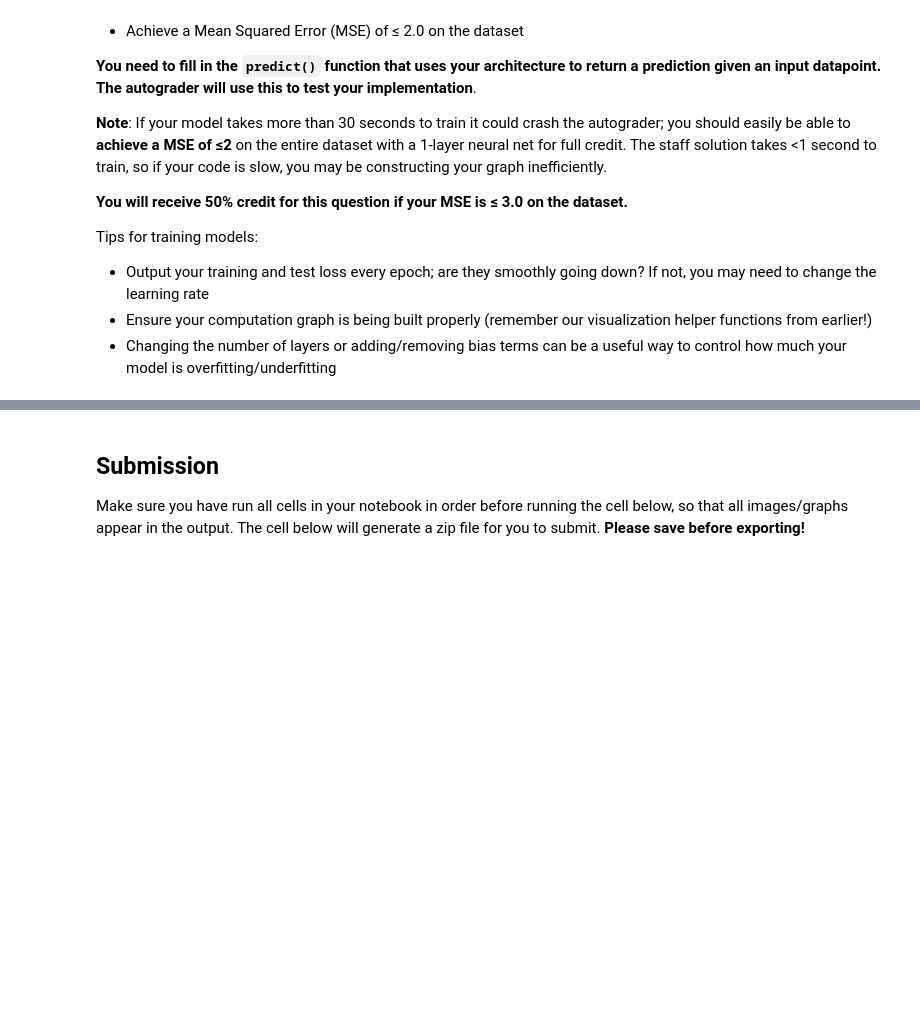
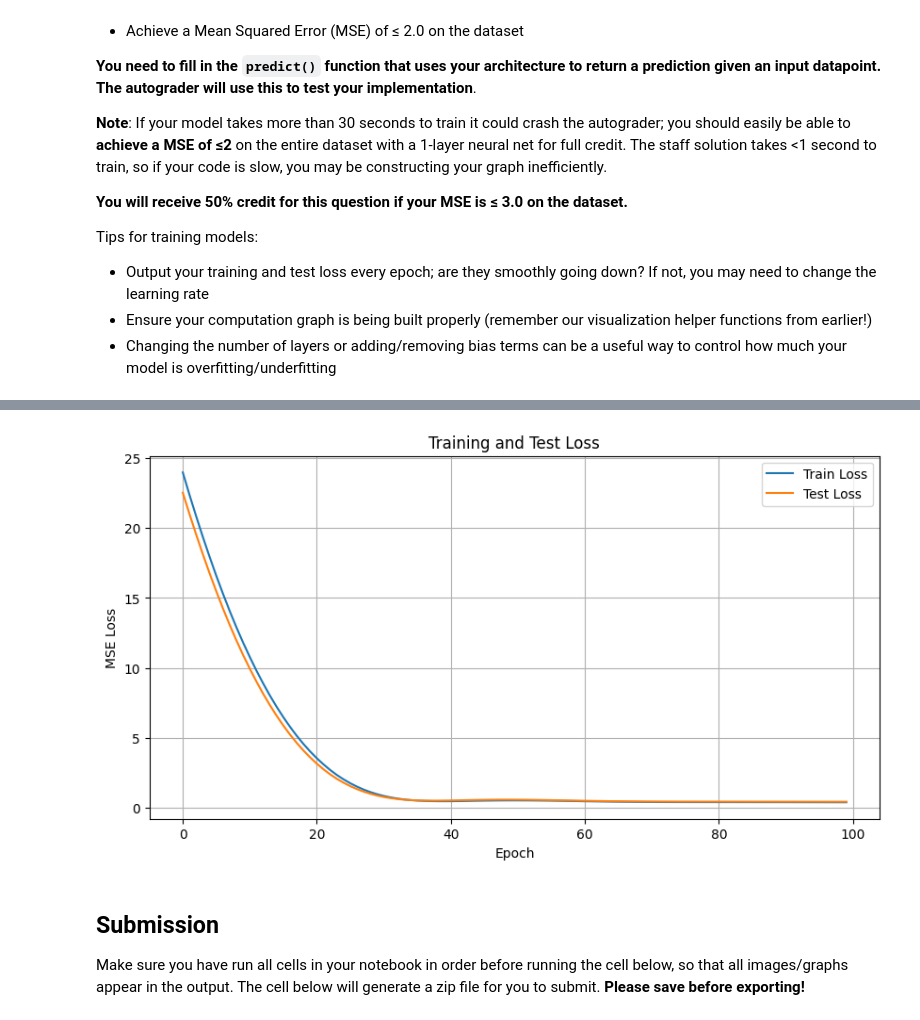
Before and after one commit to AshfordLee/UCB_CS189, a Jupyter notebook: FA25/hw/hw3/hw3.ipynb, the cells around one changed output, grey strips where cells are left out. Drawn from its saved outputs; the diff is of its cells as text; code cells hidden in the pictures; blank space fills up the shorter version.

```diff
--- a/FA25/hw/hw3/hw3.ipynb
+++ b/FA25/hw/hw3/hw3.ipynb
@@ -813,10 +843,78 @@ X_tensor = BearTensor("X_train", X_train)               # shape: (N_train, input
 y_tensor = BearTensor("y_train", y_train.reshape(-1,1)) # shape: (N_train,1)
 
 # Add your training code here!
-...
+np.random.seed(42)
+
+input_dim=X_train.shape[1]
+hidden_dim=32
+output_dim=1
+
+W1_init=np.random.randn(input_dim,hidden_dim)*np.sqrt(2.0/input_dim)
+W2_init=np.random.randn(hidden_dim,output_dim)*np.sqrt(2.0/input_dim)
+
+W1=BearTensor("W1",W1_init.copy())
+W2=BearTensor("W2",W2_init.copy())
+
+params=[W1,W2]
+
+optimizer=Adam(params,lr=0.01)
+
+num_epochs=100
+
+train_losses=[]
+test_losses=[]
+
+for epoch in range(num_epochs):
+
+    optimizer.zero_grad()
+
+    hidden=(X_tensor@W1).sigmoid()
+    output=hidden@W2
+
+    loss=((output-y_tensor)**2).mean()
+
+    loss.backward()
+    optimizer.step()
+
+    train_loss=loss.value.item()
+    train_losses.append(train_loss)
+
+    # 计算测试损失（不需要梯度）
+    X_test_tensor = BearTensor("X_test", X_test)
+    y_test_tensor = BearTensor("y_test", y_test.reshape(-1, 1))
+
+    # 测试前向传播（使用训练好的权重）
+    hidden_test = (X_test_tensor @ W1).sigmoid()
+    output_test = hidden_test @ W2
+    test_loss = ((output_test - y_test_tensor) ** 2).mean()
+    test_losses.append(test_loss.value.item())
+
+    if (epoch + 1) % 10 == 0:
+        print(f"Epoch {epoch+1}/{num_epochs}, Train Loss: {train_loss:.4f}, Test Loss: {test_loss.value.item():.4f}")
+
+# 打印最终MSE
+final_mse = test_losses[-1]
+print(f"\nFinal Test MSE: {final_mse:.4f}")
+
+# 绘制损失曲线
+plt.figure(figsize=(10, 5))
+plt.plot(train_losses, label='Train Loss')
+plt.plot(test_losses, label='Test Loss')
+plt.xlabel('Epoch')
+plt.ylabel('MSE Loss')
+plt.title('Training and Test Loss')
+plt.legend()
+plt.grid(True)
+plt.show()
 
 # --- Prediction function ---
 def predict(x):
     """Output the scalar prediction for a single training datapoint x"""
-    ...
-    pass
+    x_tensor=BearTensor("x_input",x.reshape(1,-1))
+
+    hidden=(x_tensor@W1).sigmoid()
+    output=hidden@W2
+
+    return output.value.item()
+    # pass
+# %% [output]
@@ -823,3 +933,4 @@ def predict(x):
+[figure, added]
 # %% [markdown]
 ## Submission
 
```
Also changed, not shown: parts of 5 cells of this notebook, 3 other files.
